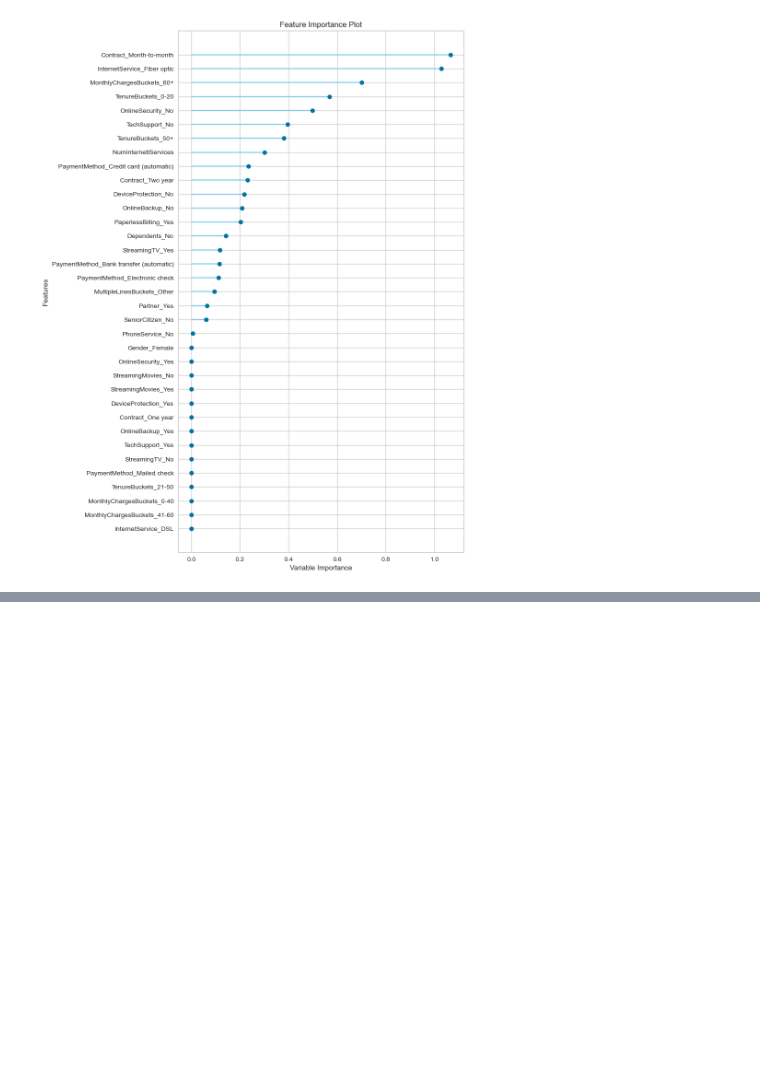
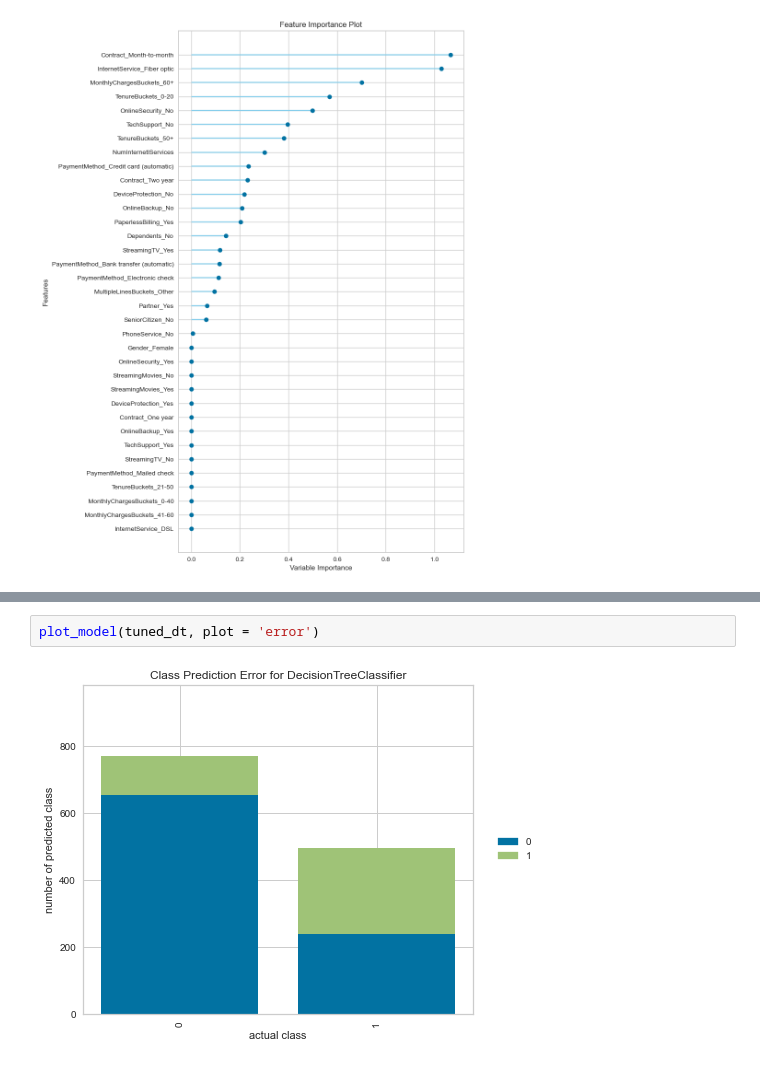
Before and after one commit to kubekmonika/customer-churn-analysis-telco-dataset, a Jupyter notebook: notebooks/model.ipynb, the cells around one changed output, grey strips where cells are left out. Saved outputs shown, nothing was run; the diff lists cells and outputs as text; blank space fills up the shorter version.

```diff
--- a/notebooks/model.ipynb
+++ b/notebooks/model.ipynb
@@ -255,0 +295,4 @@ plot_model(tuned_svm, plot = 'feature_all')
+# %%
+plot_model(tuned_dt, plot = 'error')
+# %% [output]
+[figure, added]
```
Also changed, not shown: parts of 7 cells of this notebook.
